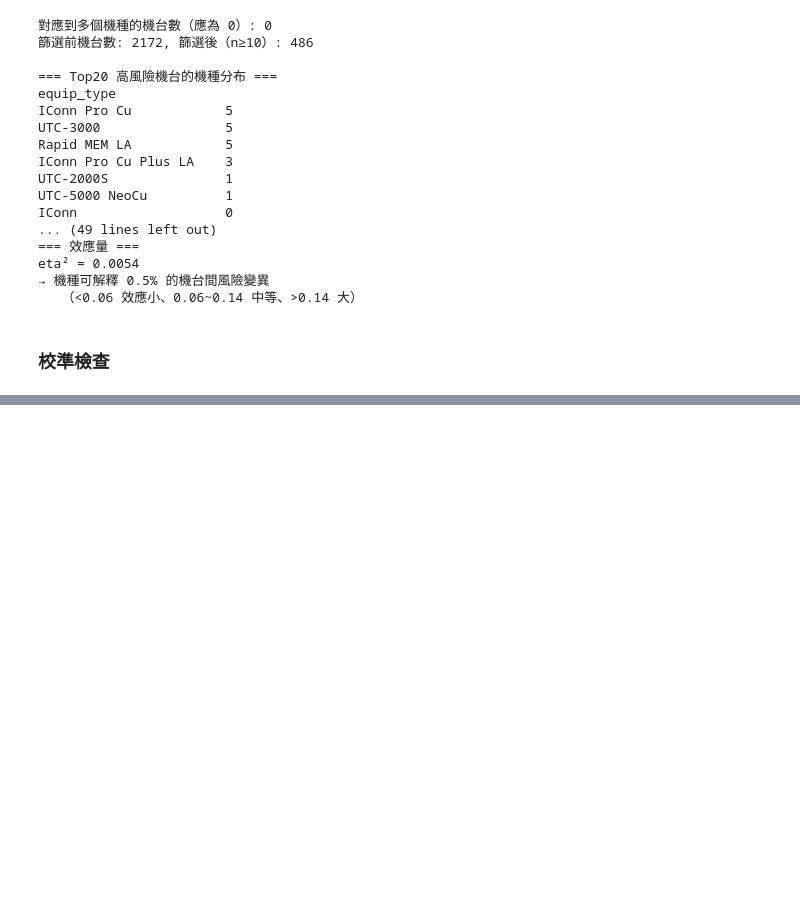
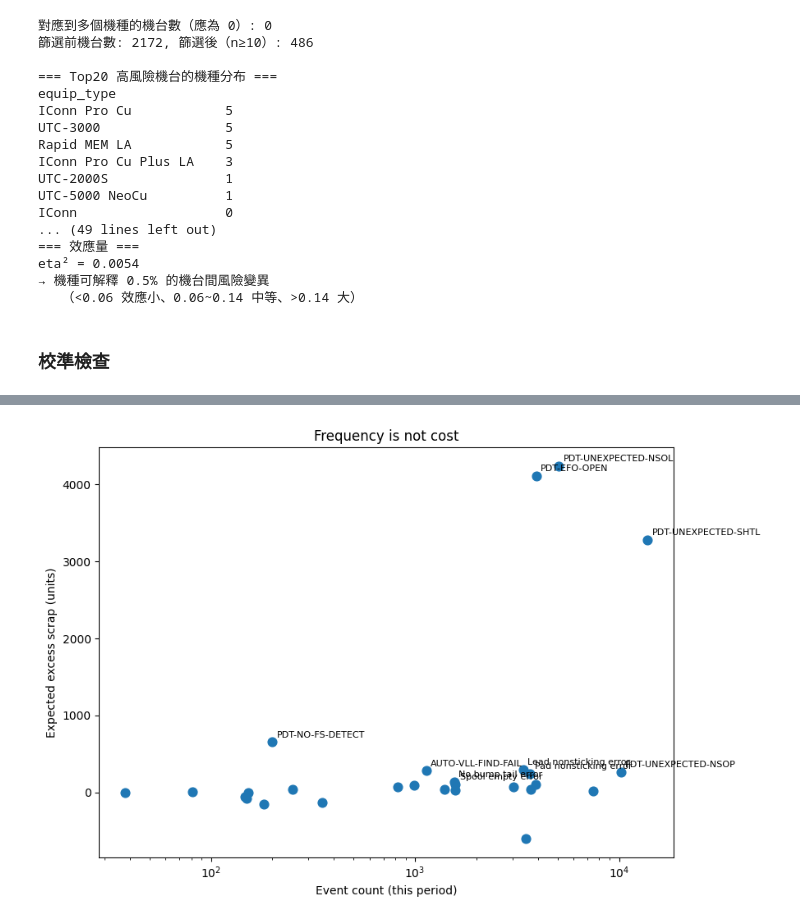
Before and after one commit to aceaceace123/test0806, a Jupyter notebook: WBMachine_ErrorEventAnalyze.ipynb, the cells around one changed output, grey strips where cells are left out. Drawn from its saved outputs; the diff is of its cells as text; code cells hidden in the pictures; blank space fills up the shorter version.

```diff
--- a/WBMachine_ErrorEventAnalyze.ipynb
+++ b/WBMachine_ErrorEventAnalyze.ipynb
@@ -1746,0 +2105,10 @@ eta² = 0.0054
+# %%
+if len(glm_res) > 0:
+    rej, padj, _, _ = multipletests(glm_res["p_adj_model"].values,
+                                    alpha=0.05, method="fdr_bh")
+    glm_res["p_bh"] = padj
+    glm_res["sig"] = rej
+
+glm_res = glm_res.sort_values("rate_ratio", ascending=False)
+glm_res[["eventmessage", "n_pos_runs", "rate_ratio", "rr_lo", "rr_hi",
+         "p_bh", "sig", "excess_per_occ"]].head(20)
@@ -1746,0 +2225,19 @@ eta² = 0.0054
+# %%
+UNIT_COST = None   # 若知道單顆成本（元/顆），填在這裡
+
+cost_table = (glm_res
+    .merge(coverage[["eventmessage", "total_count"]], on="eventmessage", how="left")
+    .assign(weekly_excess_ng=lambda x: x["excess_per_occ"] * x["total_count"])
+    .sort_values("weekly_excess_ng", ascending=False)
+)
+
+cols = ["eventmessage", "total_count", "n_pos_runs",
+        "rate_ratio", "rr_lo", "rr_hi",
+        "excess_per_occ", "weekly_excess_ng", "p_bh", "sig"]
+cost_table = cost_table[[c for c in cols if c in cost_table.columns]]
+
+if UNIT_COST is not None:
+    cost_table["weekly_cost"] = cost_table["weekly_excess_ng"] * UNIT_COST
+
+print("=== 依期望報廢量排序 ===")
+display(cost_table.head(20).round(4))
@@ -1746,0 +2263,17 @@ eta² = 0.0054
+# %%
+fig, ax = plt.subplots(figsize=(9, 6))
+ax.scatter(cost_table["total_count"], cost_table["weekly_excess_ng"], s=60)
+
+for _, r in cost_table.head(10).iterrows():
+    ax.annotate(r["eventmessage"][:22],
+                (r["total_count"], r["weekly_excess_ng"]),
+                fontsize=8, xytext=(4, 4), textcoords="offset points")
+
+ax.set_xlabel("Event count (this period)")
+ax.set_ylabel("Expected excess scrap (units)")
+ax.set_title("Frequency is not cost")
+ax.set_xscale("log")
+plt.tight_layout()
+plt.show()
+# %% [output]
+[figure, added]
```
Also changed, not shown: parts of 22 cells of this notebook.
